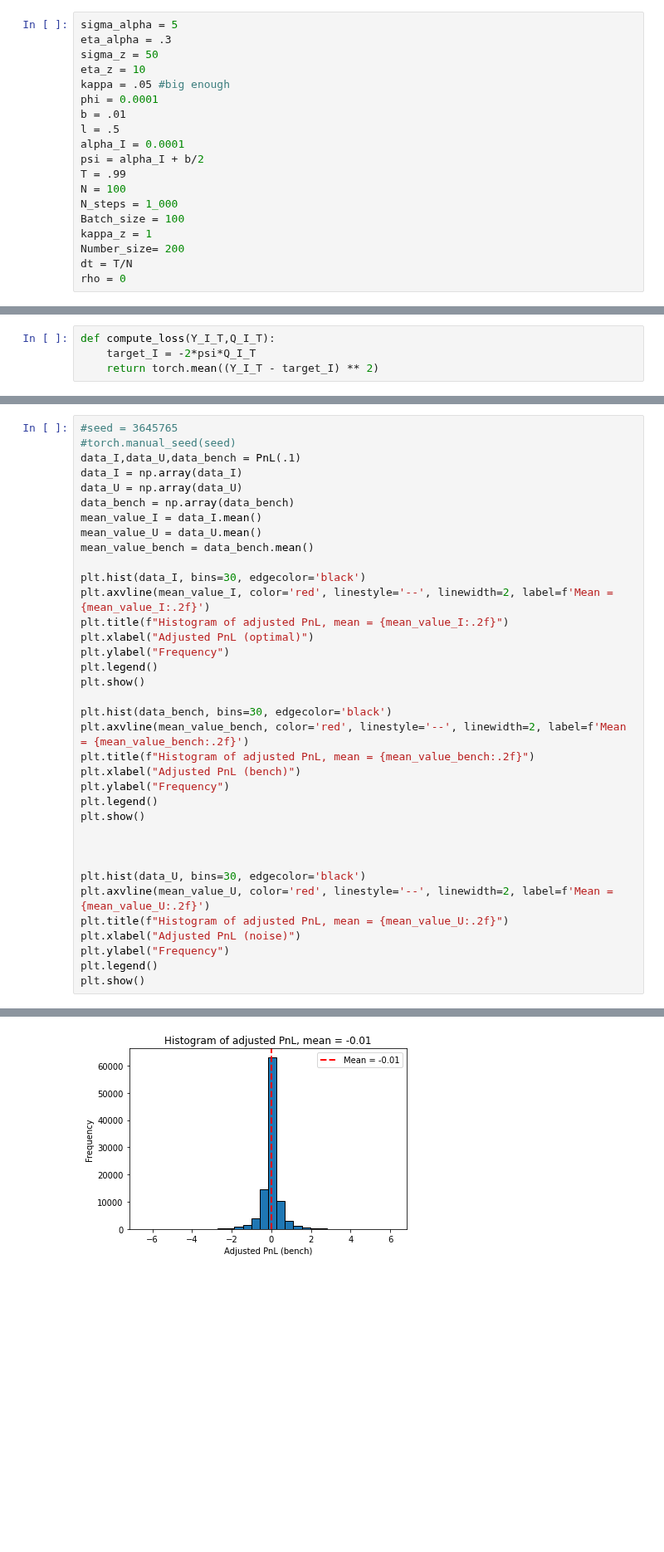
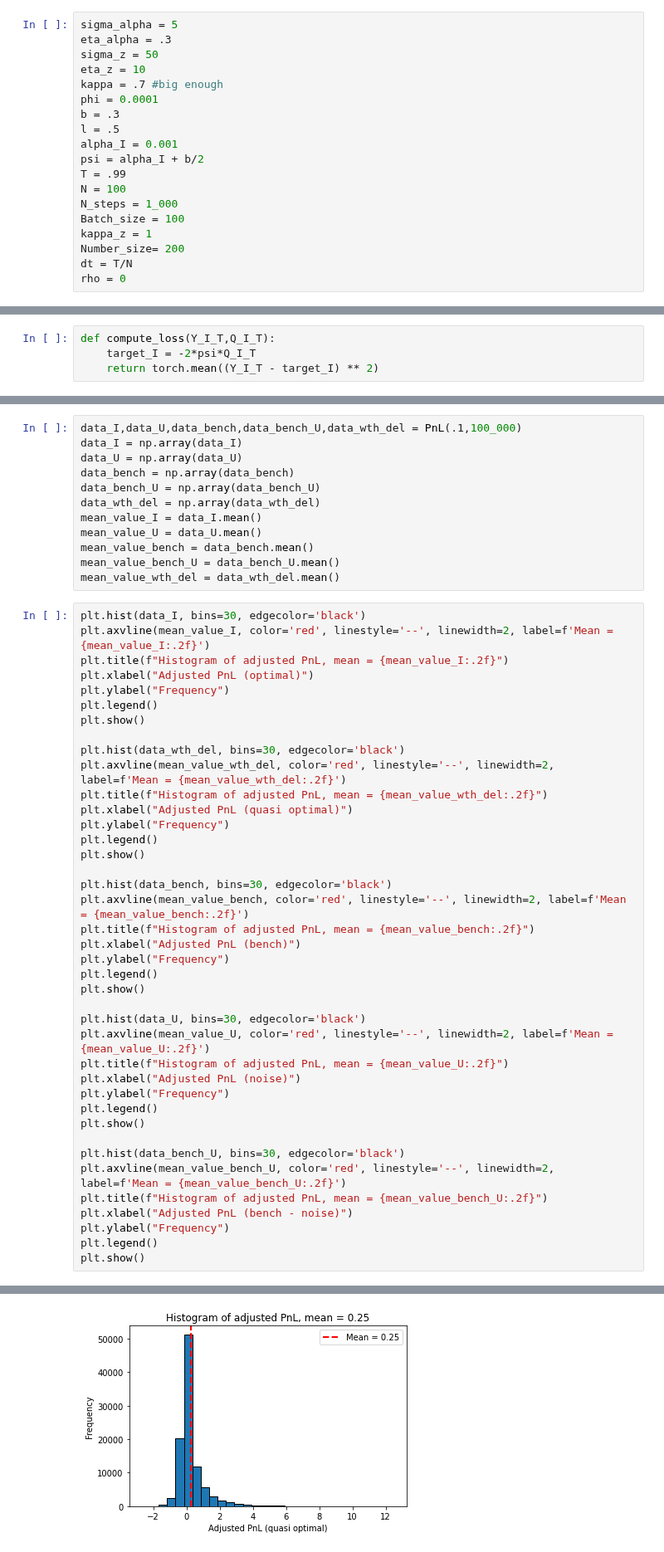
Before and after one commit to AdrienMathieu-eng/Nash-Equilibrium-, a Jupyter notebook: non_linear_BSDE_v2.ipynb, the cells around one changed output, grey strips where cells are left out. Shown at 83% size. Cells and saved outputs as stored; diff of their text form; blank space fills up the shorter version.

```diff
--- a/non_linear_BSDE_v2.ipynb
+++ b/non_linear_BSDE_v2.ipynb
@@ -28,11 +28,11 @@ sigma_alpha = 5
 eta_alpha = .3
 sigma_z = 50
 eta_z = 10
-kappa = .05 #big enough
+kappa = .7 #big enough
 phi = 0.0001
-b = .01
+b = .3
 l = .5
-alpha_I = 0.0001
+alpha_I = 0.001
 psi = alpha_I + b/2
 T = .99
 N = 100
@@ -433,18 +470,28 @@ plt.show()
+# %%
+data_I,data_U,data_bench,data_bench_U,data_wth_del = PnL(.1,100_000)
+data_I = np.array(data_I)
+data_U = np.array(data_U)
+data_bench = np.array(data_bench)
+data_bench_U = np.array(data_bench_U)
+data_wth_del = np.array(data_wth_del)
+mean_value_I = data_I.mean()
+mean_value_U = data_U.mean()
+mean_value_bench = data_bench.mean()
+mean_value_bench_U = data_bench_U.mean()
+mean_value_wth_del = data_wth_del.mean()
 # %%
-#seed = 3645765
-#torch.manual_seed(seed)
-data_I,data_U,data_bench = PnL(.1)
-data_I = np.array(data_I)
-data_U = np.array(data_U)
-data_bench = np.array(data_bench)
-mean_value_I = data_I.mean()
-mean_value_U = data_U.mean()
-mean_value_bench = data_bench.mean()
-
 plt.hist(data_I, bins=30, edgecolor='black')
 plt.axvline(mean_value_I, color='red', linestyle='--', linewidth=2, label=f'Mean = {mean_value_I:.2f}')
 plt.title(f"Histogram of adjusted PnL, mean = {mean_value_I:.2f}")
 plt.xlabel("Adjusted PnL (optimal)")
+plt.ylabel("Frequency")
+plt.legend()
+plt.show()
+
+plt.hist(data_wth_del, bins=30, edgecolor='black')
+plt.axvline(mean_value_wth_del, color='red', linestyle='--', linewidth=2, label=f'Mean = {mean_value_wth_del:.2f}')
+plt.title(f"Histogram of adjusted PnL, mean = {mean_value_wth_del:.2f}")
+plt.xlabel("Adjusted PnL (quasi optimal)")
 plt.ylabel("Frequency")
 plt.legend()
 plt.show()
@@ -457,8 +504,6 @@ plt.ylabel("Frequency")
 plt.legend()
 plt.show()
 
-
-
 plt.hist(data_U, bins=30, edgecolor='black')
 plt.axvline(mean_value_U, color='red', linestyle='--', linewidth=2, label=f'Mean = {mean_value_U:.2f}')
 plt.title(f"Histogram of adjusted PnL, mean = {mean_value_U:.2f}")
@@ -466,4 +511,12 @@ plt.xlabel("Adjusted PnL (noise)")
 plt.ylabel("Frequency")
 plt.legend()
 plt.show()
+
+plt.hist(data_bench_U, bins=30, edgecolor='black')
+plt.axvline(mean_value_bench_U, color='red', linestyle='--', linewidth=2, label=f'Mean = {mean_value_bench_U:.2f}')
+plt.title(f"Histogram of adjusted PnL, mean = {mean_value_bench_U:.2f}")
+plt.xlabel("Adjusted PnL (bench - noise)")
+plt.ylabel("Frequency")
+plt.legend()
+plt.show()
 # %% [output]
@@ -471 +524 @@ plt.show()
-[figure, old version]
+[figure, new version]
```
Also changed, not shown: parts of 5 cells of this notebook.
